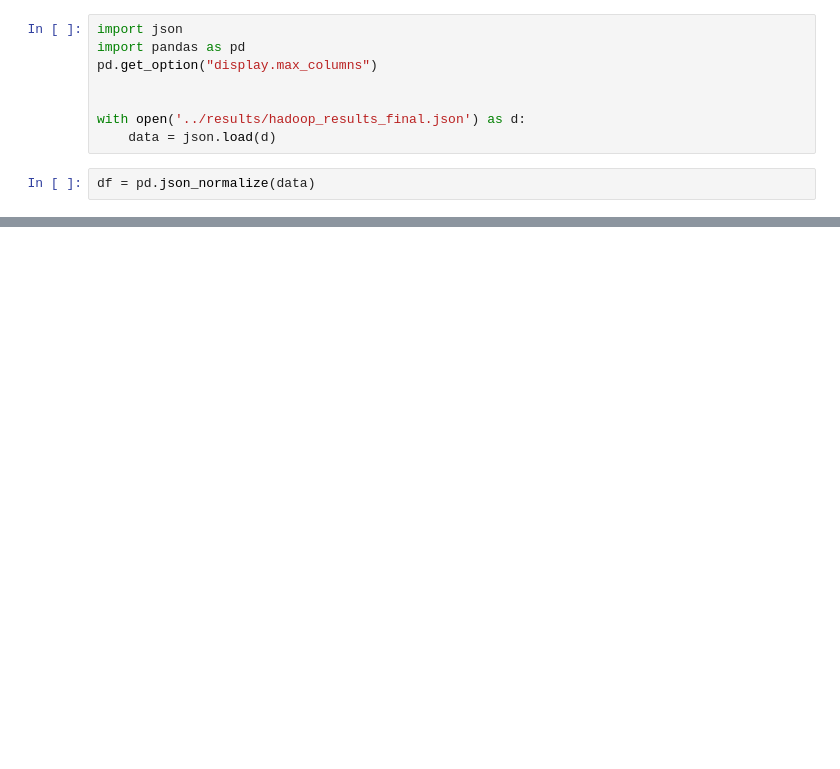
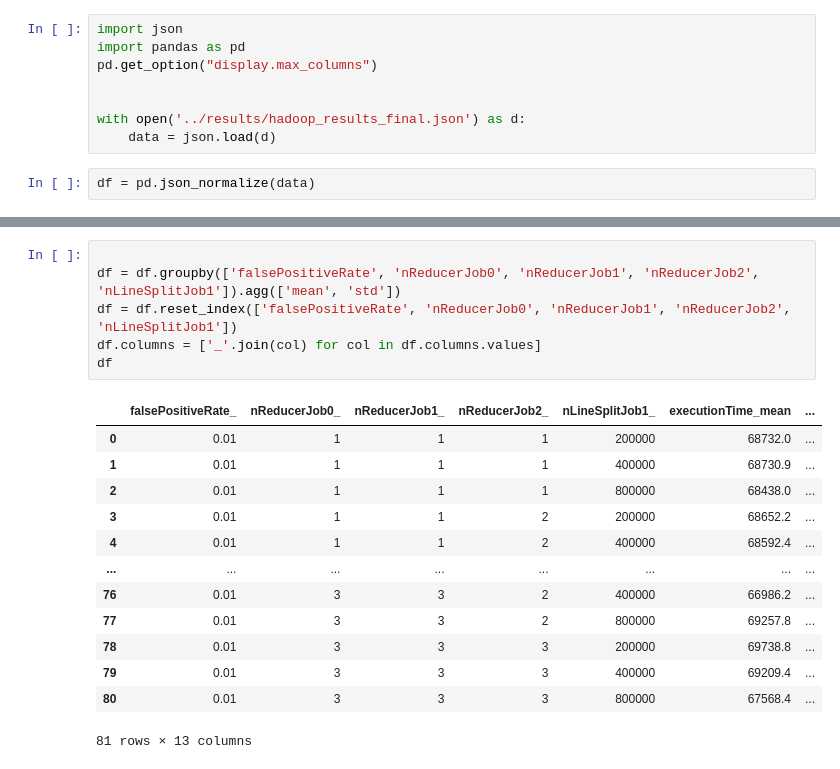
Before and after one commit to edoardoruffoli/BloomFilter-MapReduce, a Jupyter notebook: results/analysis.ipynb, the cells around one changed output, grey strips where cells are left out. Drawn from its saved outputs; the diff is of its cells as text; blank space fills up the shorter version.

```diff
--- a/results/analysis.ipynb
+++ b/results/analysis.ipynb
@@ -29,0 +34,20 @@ df
+# %%
+
+df = df.groupby(['falsePositiveRate', 'nReducerJob0', 'nReducerJob1', 'nReducerJob2', 'nLineSplitJob1']).agg(['mean', 'std'])
+df = df.reset_index(['falsePositiveRate', 'nReducerJob0', 'nReducerJob1', 'nReducerJob2', 'nLineSplitJob1'])
+df.columns = ['_'.join(col) for col in df.columns.values]
+df
+# %% [output]
+|  | falsePositiveRate_ | nReducerJob0_ | nReducerJob1_ | nReducerJob2_ | nLineSplitJob1_ | executionTime_mean | ... |
+| 0 | 0.01 | 1 | 1 | 1 | 200000 | 68732.0 | ... |
+| 1 | 0.01 | 1 | 1 | 1 | 400000 | 68730.9 | ... |
+| 2 | 0.01 | 1 | 1 | 1 | 800000 | 68438.0 | ... |
+| 3 | 0.01 | 1 | 1 | 2 | 200000 | 68652.2 | ... |
+| 4 | 0.01 | 1 | 1 | 2 | 400000 | 68592.4 | ... |
+| ... | ... | ... | ... | ... | ... | ... | ... |
+| 76 | 0.01 | 3 | 3 | 2 | 400000 | 66986.2 | ... |
+| 77 | 0.01 | 3 | 3 | 2 | 800000 | 69257.8 | ... |
+| 78 | 0.01 | 3 | 3 | 3 | 200000 | 69738.8 | ... |
+| 79 | 0.01 | 3 | 3 | 3 | 400000 | 69209.4 | ... |
+| 80 | 0.01 | 3 | 3 | 3 | 800000 | 67568.4 | ... |
+81 rows × 13 columns
```
Also changed, not shown: parts of 4 cells of this notebook, 30 other files.
